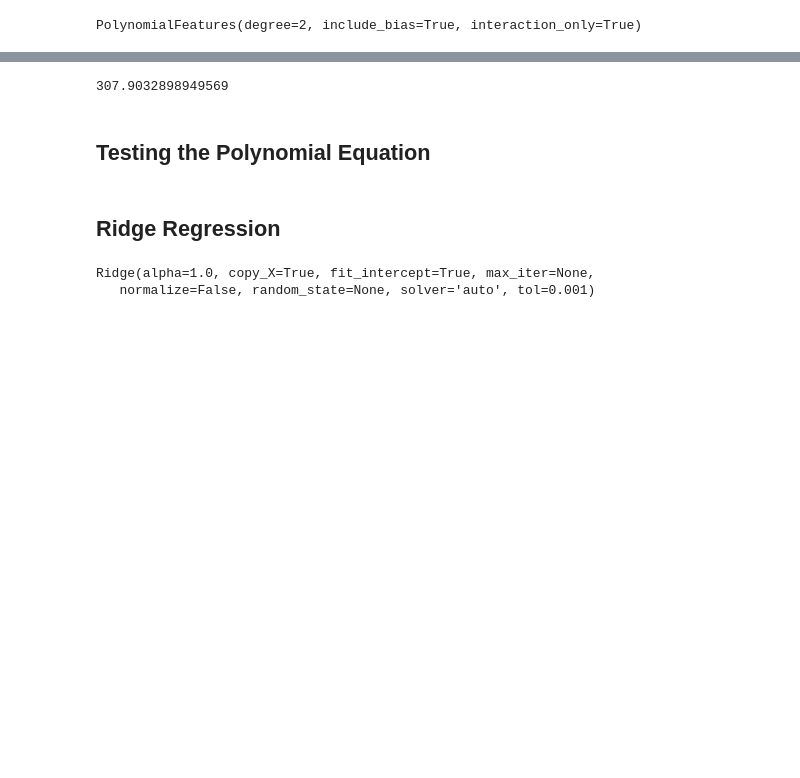
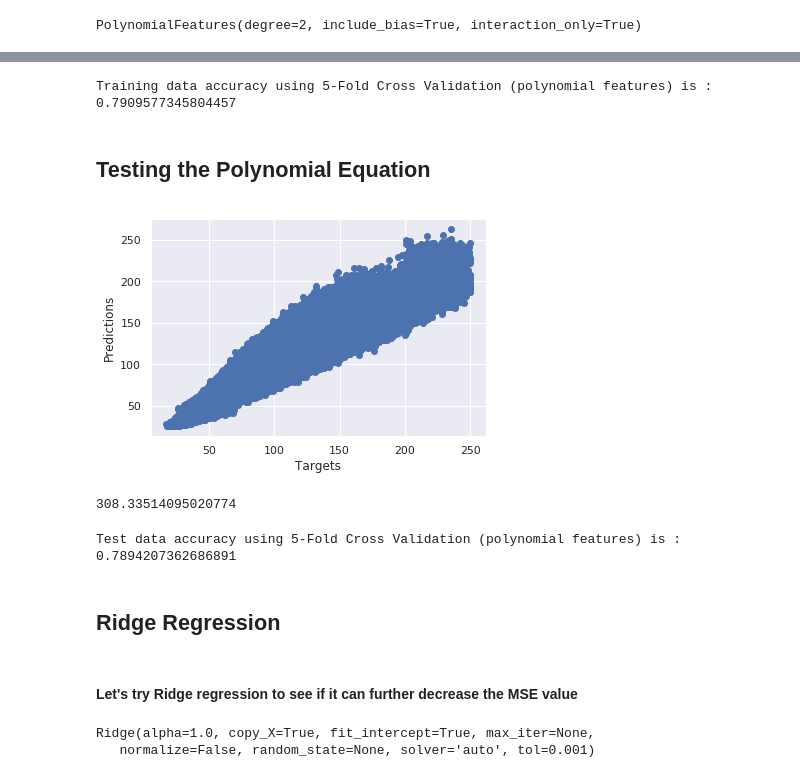
Before and after one commit to chanuprao/Salary-Prediction, a Jupyter notebook: First Portfolio Project.ipynb, the cells around one changed output, grey strips where cells are left out. Drawn from its saved outputs; the diff is of its cells as text; code cells hidden in the pictures; blank space fills up the shorter version.

```diff
--- a/First Portfolio Project.ipynb
+++ b/First Portfolio Project.ipynb
@@ -473,6 +483,7 @@ mean_squared_error(df_pf['Target'], df_pf['Prediction'])
 from sklearn.preprocessing import PolynomialFeatures
 poly_trans = PolynomialFeatures(degree=2,interaction_only=True)
 x_train_poly = poly_trans.fit_transform(x_train)
+x_test_poly = poly_trans.fit_transform(x_test)
 poly_trans
 # %% [output]
 PolynomialFeatures(degree=2, include_bias=True, interaction_only=True)
@@ -497,15 +507,32 @@ reg.score(x_train_poly,y_train)
-# %%
-from sklearn.linear_model import Ridge
-RidgeModel = Ridge(alpha=1.0)
-RidgeModel.fit(x_train_poly, y_train)
-yhat_ridge_train = RidgeModel.predict(x_train_poly)
-mean_squared_error(y_train, yhat_ridge_train)
-# %% [output]
-307.9032898949569
+# %%
+poly_cv_score = cross_val_score(poly, x_train_poly, y_train, cv=5)
+print("Training data accuracy using 5-Fold Cross Validation (polynomial features) is :", (np.mean(poly_cv_score)))
+# %% [output]
+Training data accuracy using 5-Fold Cross Validation (polynomial features) is : 0.7909577345804457
 # %% [markdown]
 ## Testing the Polynomial Equation
+# %%
+y_hat_test_poly = poly.predict(x_test_poly)
+# %%
+plt.scatter(y_test,y_hat_test_poly)
+plt.xlabel('Targets')
+plt.ylabel('Predictions')
+plt.show()
+# %% [output]
+[figure, added]
+# %%
+mean_squared_error(y_test, y_hat_test_poly)
+# %% [output]
+308.33514095020774
+# %%
+test_poly_cv_score = cross_val_score(poly, x_test_poly, y_test, cv=5)
+print("Test data accuracy using 5-Fold Cross Validation (polynomial features) is :", (np.mean(test_poly_cv_score)))
+# %% [output]
+Test data accuracy using 5-Fold Cross Validation (polynomial features) is : 0.7894207362686891
 # %% [markdown]
 ## Ridge Regression
+# %% [markdown]
+#### Let's try Ridge regression to see if it can further decrease the MSE value
 # %%
 from sklearn.linear_model import Ridge
 ridge_reg = Ridge(alpha = 1.0)
```
Also changed, not shown: parts of 25 cells of this notebook.
